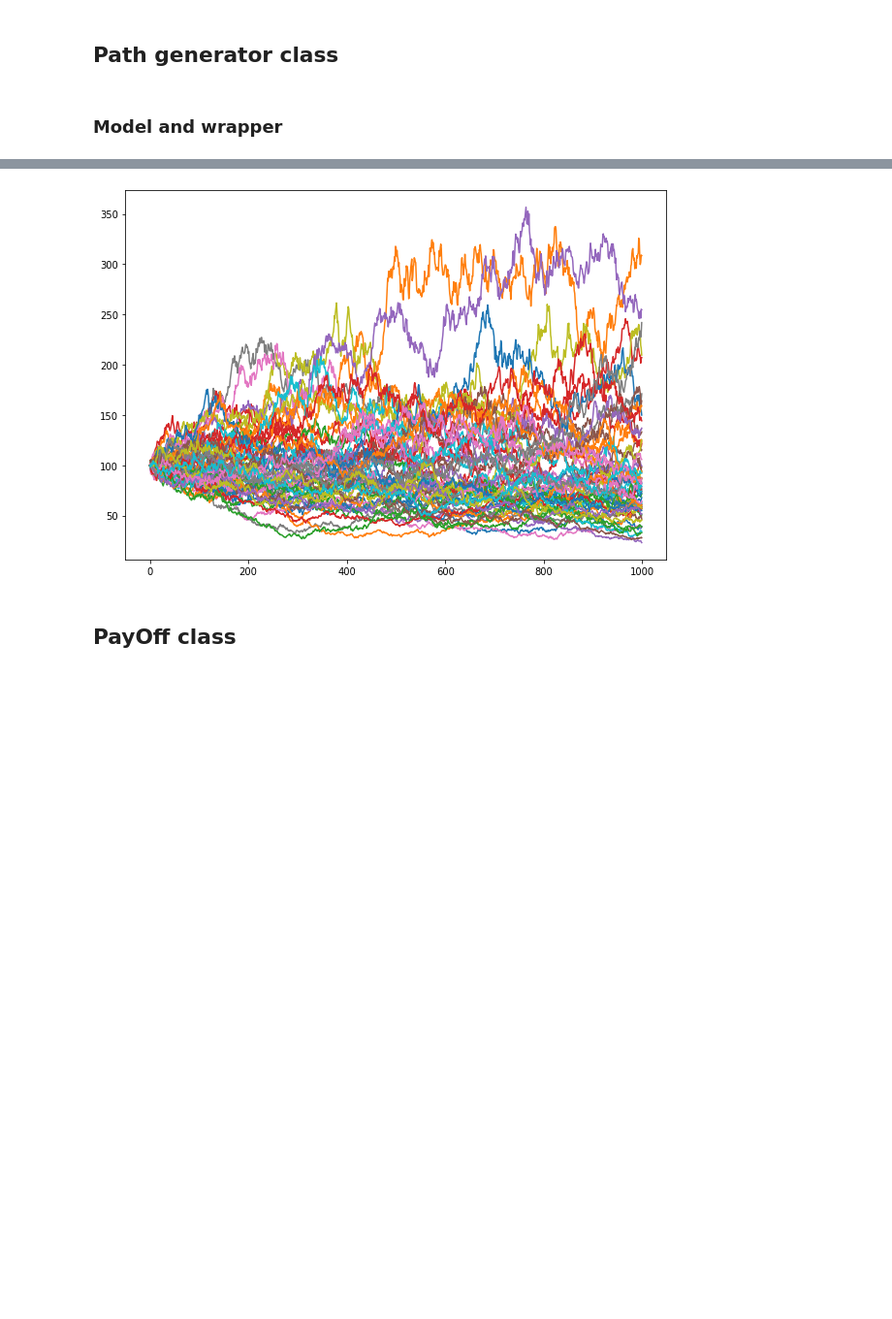
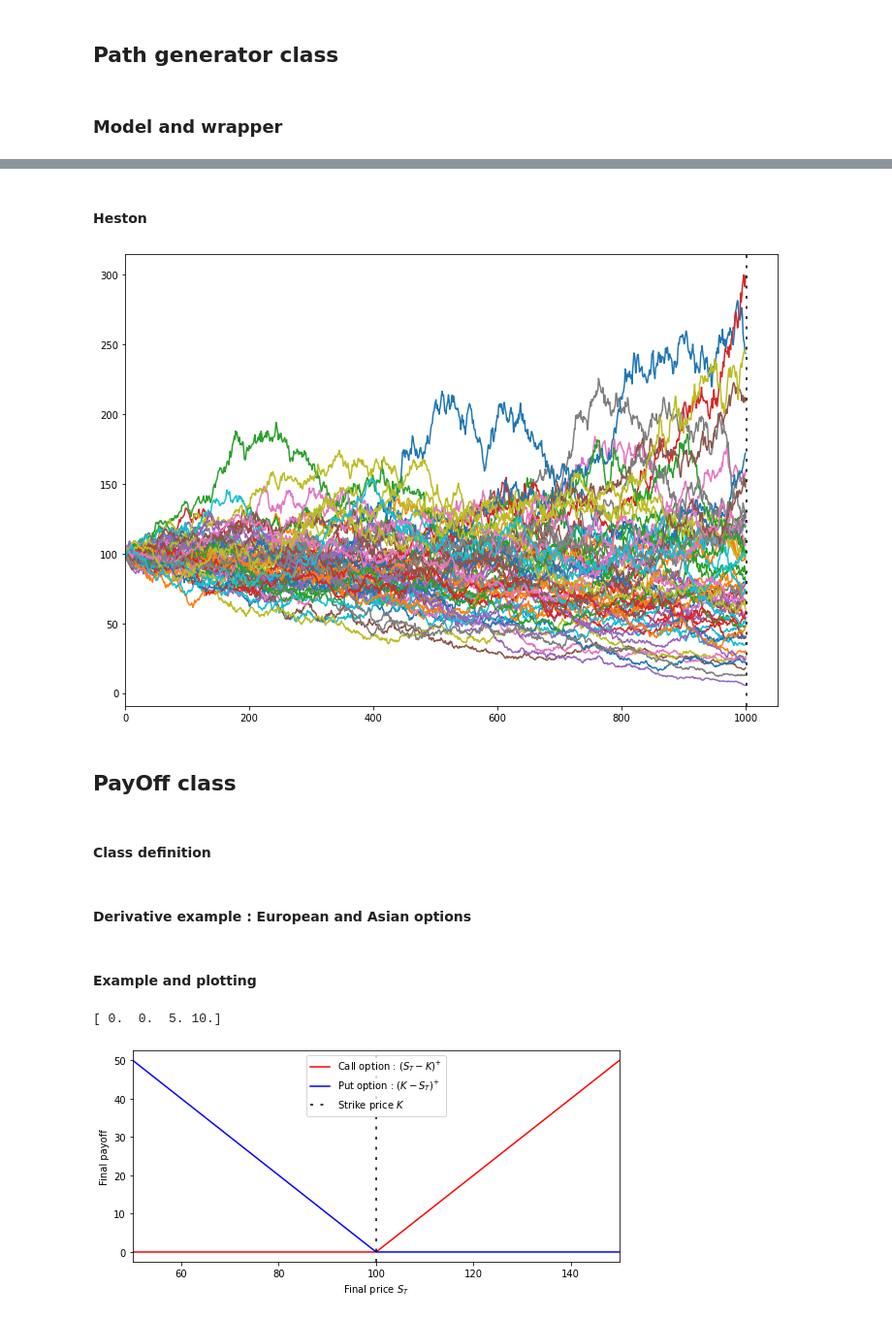
Before and after one commit to Max-Ded/computing-finance, a Jupyter notebook: simulation-for-finance/coursework-notebook.ipynb, the cells around one changed output, grey strips where cells are left out. Shown at 97% size. Cells and saved outputs as stored; diff of their text form; code cells hidden in the pictures; blank space fills up the shorter version.

```diff
--- a/simulation-for-finance/coursework-notebook.ipynb
+++ b/simulation-for-finance/coursework-notebook.ipynb
@@ -132,3 +229,5 @@ plot_path(path_generator.generate_path(n_paths = 60,n_steps = 1000),scale=1.5)
+# %% [markdown]
+#### Heston
 # %%
 S0 = 100
 r = 0.05
@@ -137,11 +236,13 @@ sigma = 0.4
 kappa = 1.5
 theta = 0.5
 vol_of_vol = 0.3
-rho = 0.1
+rho = -0.5
 
 path_generator = PathGenerator(S0,r,T,sigma,price_move_function = price_move_Heston,price_move_function_args={"r":r,"kappa":kappa,"vol_of_vol":vol_of_vol,"theta":theta,"rho":rho})
 plot_path(path_generator.generate_path(n_paths = 60,n_steps = 1000),scale=1.5)
 # %% [output]
-[figure, old version]
+[figure, new version]
 # %% [markdown]
 ## PayOff class
+# %% [markdown]
+#### Class definition
@@ -147,0 +265,2 @@ plot_path(path_generator.generate_path(n_paths = 60,n_steps = 1000),scale=1.5)
+# %% [markdown]
+#### Derivative example : European and Asian options
@@ -147,0 +290,30 @@ plot_path(path_generator.generate_path(n_paths = 60,n_steps = 1000),scale=1.5)
+# %%
+def european_put(price_vector : np.ndarray,K : float) -> float:
+    """
+    Returns the payoff of a european call option with strike K
+    """
+    return max(0.,K-price_vector[-1])
+# %% [markdown]
+#### Example and plotting
+# %%
+payoff = PayOff(european_call,K = 95)
+print(payoff.compute_payoff(np.array([[100,90],[100,95],[100,100],[100,105]]).T))
+# %% [output]
+[ 0.  0.  5. 10.]
+# %%
+K = 100
+payoff_call = PayOff(european_call,K = K)
+payoff_put = PayOff(european_put,K = K)
+
+ST = np.linspace(50,150,500).reshape((1,500))
+fig,ax = plt.subplots(1,1,figsize=(9,4))
+ax.plot(ST.flatten(),payoff_call.compute_payoff(ST),color="red",label="Call option : $(S_T - K)^{+}$")
+ax.plot(ST.flatten(),payoff_put.compute_payoff(ST),color="blue",label="Put option : $(K-S_T)^{+}$")
+ax.set_ylabel("Final payoff")
+ax.axvline(x=K,color="black",linestyle='--', dashes=(2, 5),label="Strike price $K$")
+ax.set_xlabel("Final price $S_T$")
+ax.set_xlim((50,150))
+ax.legend()
+plt.show()
+# %% [output]
+[figure, added]
```
Also changed, not shown: parts of 87 cells of this notebook.
